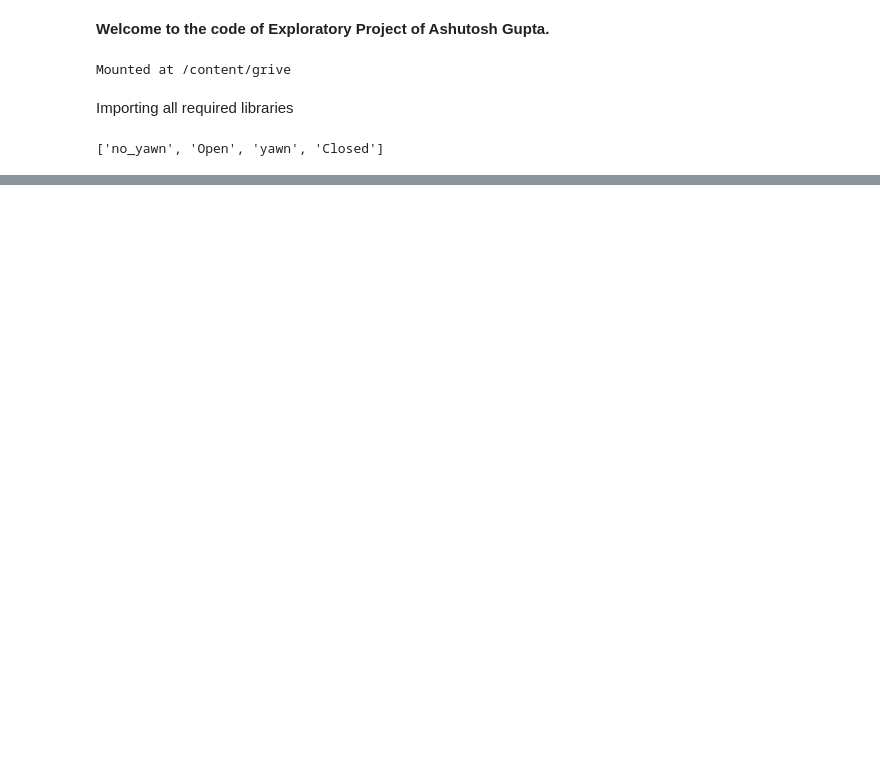
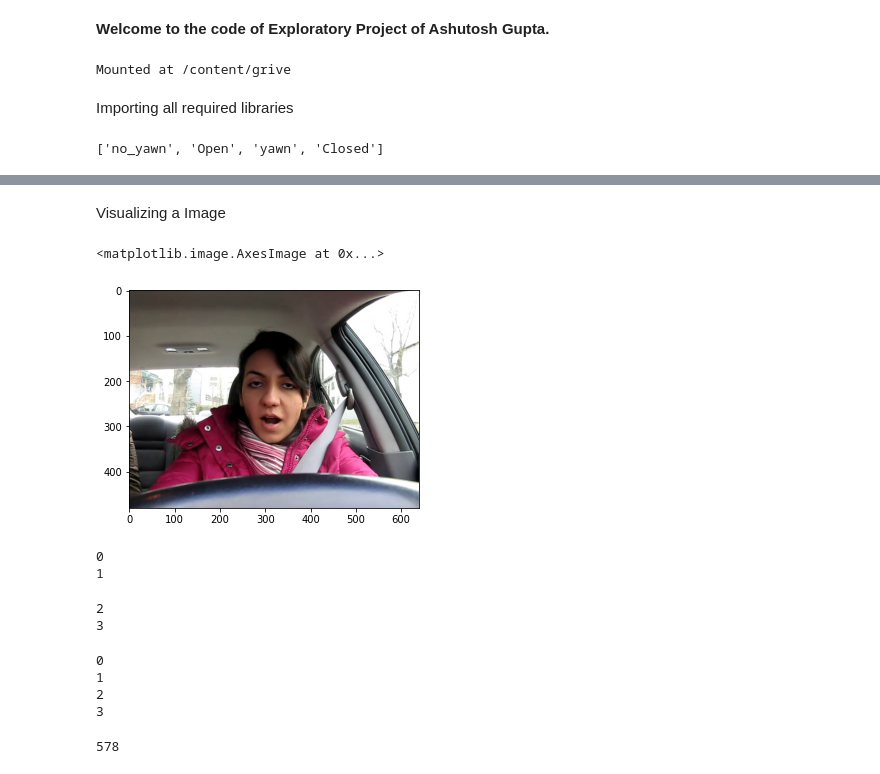
Before and after one commit to CODER-AsHuToSh/UnderGraduate_Project, a Jupyter notebook: Exploratory_Project_code.ipynb, the cells around one changed output, grey strips where cells are left out. Cells and saved outputs as stored; diff of their text form; code cells hidden in the pictures; blank space fills up the shorter version.

```diff
--- a/Exploratory_Project_code.ipynb
+++ b/Exploratory_Project_code.ipynb
@@ -173,0 +32,32 @@ INFO:tensorflow:Assets written to: saved_model/my_model/assets
+# %% [markdown]
+Visualizing a Image
+# %%
+plt.imshow(plt.imread("/content/grive/MyDrive/train/yawn/10.jpg"))
+# %% [output]
+<matplotlib.image.AxesImage at 0x...>
+[figure, added]
+# %%
+def face_for_yawn(direc="/content/grive/MyDrive/train", face_cas_path="/content/grive/MyDrive/file.xml"):
+    yaw_no = []
+    IMG_SIZE = 145
+    categories = ["yawn", "no_yawn"]
+    for category in categories:
+        path_link = os.path.join(direc, category)
+        class_num1 = categories.index(category)
+        print(class_num1)
+        for image in os.listdir(path_link):
+            image_array = cv2.imread(os.path.join(path_link, image), cv2.IMREAD_COLOR)
+            face_cascade = cv2.CascadeClassifier(face_cas_path)
+            faces = face_cascade.detectMultiScale(image_array, 1.3, 5)
+            for (x, y, w, h) in faces:
+                img = cv2.rectangle(image_array, (x, y), (x+w, y+h), (0, 255, 0), 2)
+                roi_color = img[y:y+h, x:x+w]
+                resized_array = cv2.resize(roi_color, (IMG_SIZE, IMG_SIZE))
+                yaw_no.append([resized_array, class_num1])
+    return yaw_no
+
+
+yawn_no_yawn = face_for_yawn()
+# %% [output]
+0
+1
@@ -173,0 +82,5 @@ INFO:tensorflow:Assets written to: saved_model/my_model/assets
+# %%
+data_train = get_data()
+# %% [output]
+2
+3
@@ -173,0 +94,7 @@ INFO:tensorflow:Assets written to: saved_model/my_model/assets
+# %%
+new_data = append_data()
+# %% [output]
+0
+1
+2
+3
@@ -173,0 +119,4 @@ INFO:tensorflow:Assets written to: saved_model/my_model/assets
+# %%
+len(X_test)
+# %% [output]
+578
```
Also changed, not shown: parts of 38 cells of this notebook.
